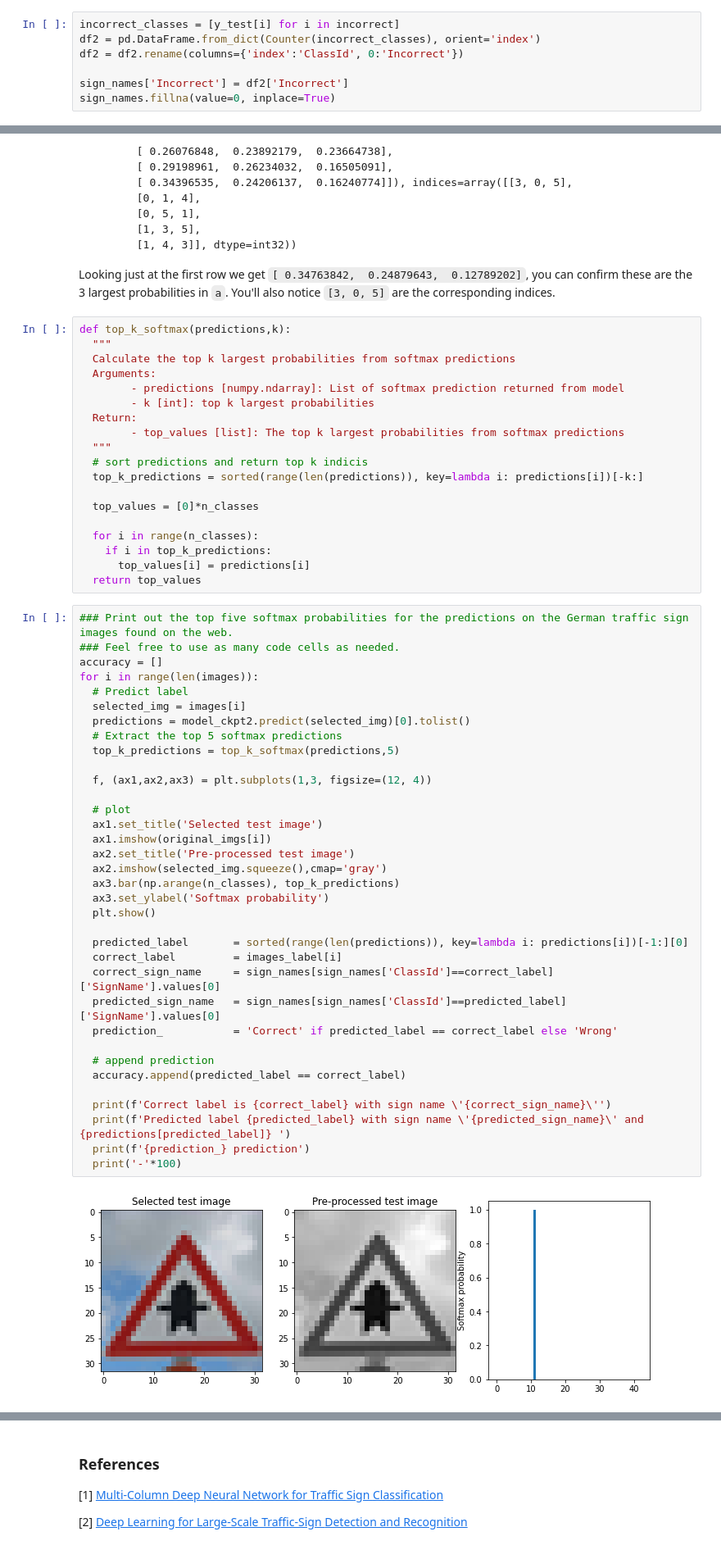
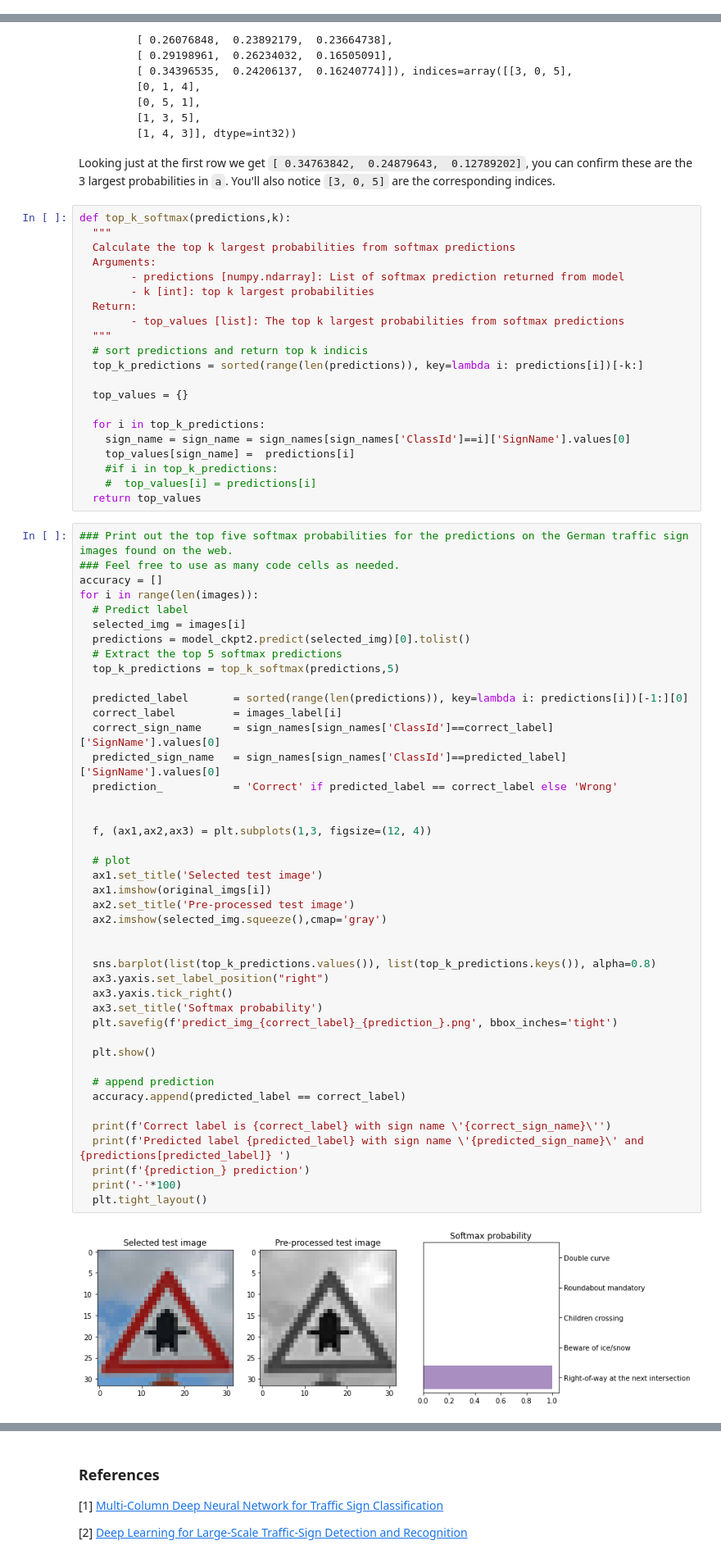
Before and after one commit to DavidAbdelmalek/Self_Driving_Car_ND, a Jupyter notebook: CarND-Traffic-Sign-Classifier-Project/Traffic_Sign_Classifier.ipynb, the cells around one changed output, grey strips where cells are left out. Shown at 82% size. Drawn from its saved outputs; the diff is of its cells as text.

```diff
--- a/CarND-Traffic-Sign-Classifier-Project/Traffic_Sign_Classifier.ipynb
+++ b/CarND-Traffic-Sign-Classifier-Project/Traffic_Sign_Classifier.ipynb
@@ -863,9 +874,2 @@ Incorrect predictions:  437
 # %% [markdown]
 So we got 419 signs wrong, let's see what they have in common.
-# %%
-incorrect_classes = [y_test[i] for i in incorrect]
-df2 = pd.DataFrame.from_dict(Counter(incorrect_classes), orient='index')
-df2 = df2.rename(columns={'index':'ClassId', 0:'Incorrect'})
-
-sign_names['Incorrect'] = df2['Incorrect']
-sign_names.fillna(value=0, inplace=True)
@@ -1031,49 +1037,59 @@ def top_k_softmax(predictions,k):
   # sort predictions and return top k indicis
   top_k_predictions = sorted(range(len(predictions)), key=lambda i: predictions[i])[-k:]
 
-  top_values = [0]*n_classes
+  top_values = {}
 
-  for i in range(n_classes):
-    if i in top_k_predictions:
-      top_values[i] = predictions[i]
+  for i in top_k_predictions:
+    sign_name = sign_name = sign_names[sign_names['ClassId']==i]['SignName'].values[0]
+    top_values[sign_name] =  predictions[i]
+    #if i in top_k_predictions:
+    #  top_values[i] = predictions[i]
   return top_values
 # %%
 ### Print out the top five softmax probabilities for the predictions on the German traffic sign images found on the web.
 ### Feel free to use as many code cells as needed.
 accuracy = []
 for i in range(len(images)):
   # Predict label
   selected_img = images[i]
   predictions = model_ckpt2.predict(selected_img)[0].tolist()
   # Extract the top 5 softmax predictions
   top_k_predictions = top_k_softmax(predictions,5)
 
+  predicted_label       = sorted(range(len(predictions)), key=lambda i: predictions[i])[-1:][0]
+  correct_label         = images_label[i]
+  correct_sign_name     = sign_names[sign_names['ClassId']==correct_label]['SignName'].values[0]
+  predicted_sign_name   = sign_names[sign_names['ClassId']==predicted_label]['SignName'].values[0]
+  prediction_           = 'Correct' if predicted_label == correct_label else 'Wrong'
+
+
   f, (ax1,ax2,ax3) = plt.subplots(1,3, figsize=(12, 4))
 
   # plot
   ax1.set_title('Selected test image')
   ax1.imshow(original_imgs[i])
   ax2.set_title('Pre-processed test image')
   ax2.imshow(selected_img.squeeze(),cmap='gray')
-  ax3.bar(np.arange(n_classes), top_k_predictions)
-  ax3.set_ylabel('Softmax probability')
+
+
+  sns.barplot(list(top_k_predictions.values()), list(top_k_predictions.keys()), alpha=0.8)
+  ax3.yaxis.set_label_position("right")
+  ax3.yaxis.tick_right()
+  ax3.set_title('Softmax probability')
+  plt.savefig(f'predict_img_{correct_label}_{prediction_}.png', bbox_inches='tight')
+
   plt.show()
-
-  predicted_label       = sorted(range(len(predictions)), key=lambda i: predictions[i])[-1:][0]
-  correct_label         = images_label[i]
-  correct_sign_name     = sign_names[sign_names['ClassId']==correct_label]['SignName'].values[0]
-  predicted_sign_name   = sign_names[sign_names['ClassId']==predicted_label]['SignName'].values[0]
-  prediction_           = 'Correct' if predicted_label == correct_label else 'Wrong'
 
   # append prediction
   accuracy.append(predicted_label == correct_label)
 
   print(f'Correct label is {correct_label} with sign name \'{correct_sign_name}\'')
   print(f'Predicted label {predicted_label} with sign name \'{predicted_sign_name}\' and {predictions[predicted_label]} ')
   print(f'{prediction_} prediction')
   print('-'*100)
+  plt.tight_layout()
 # %% [output]
-[figure, old version]
+[figure, new version]
 Correct label is 11 with sign name 'Right-of-way at the next intersection'
 Predicted label 11 with sign name 'Right-of-way at the next intersection' and 1.0
 Correct prediction
```
Also changed, not shown: parts of 23 cells of this notebook, 2 other files.
